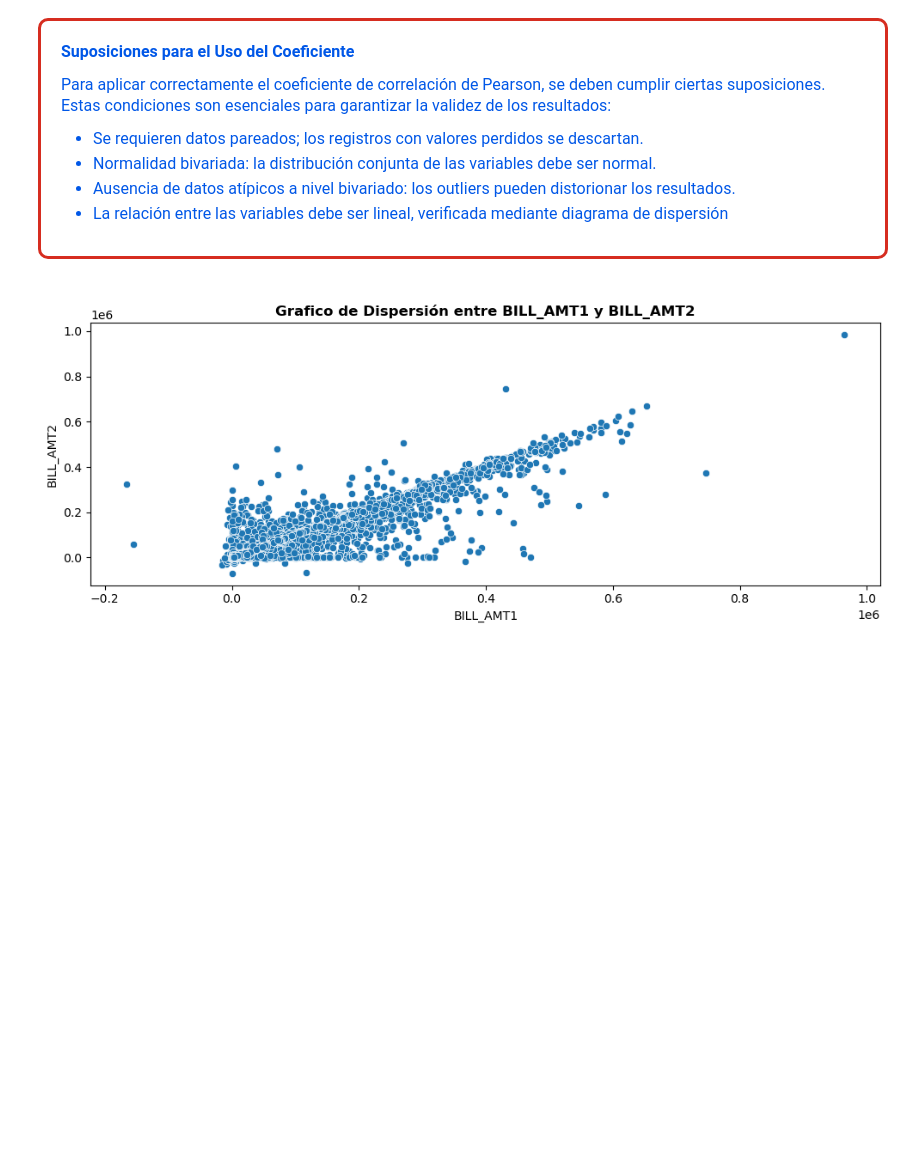
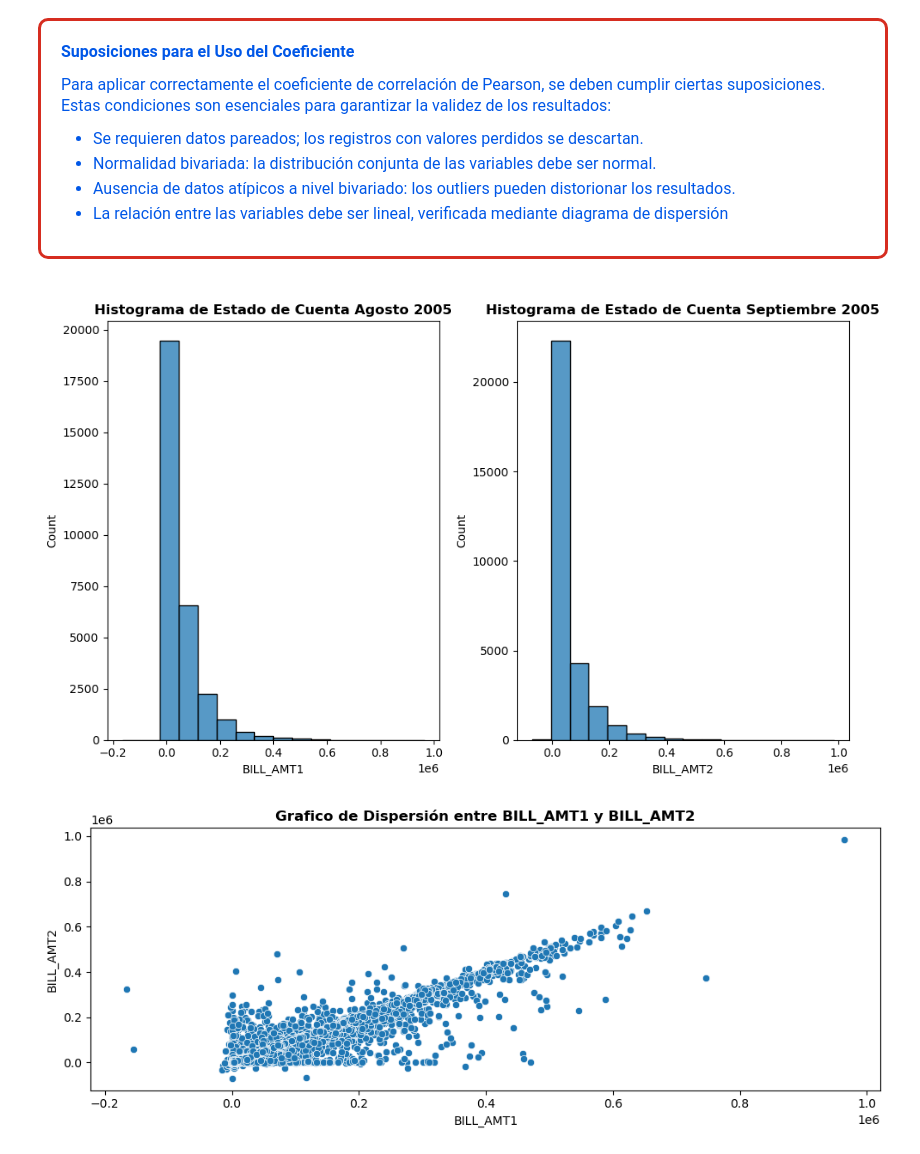
Before and after one commit to llanosrenzo/correlation-analysis-python, a Jupyter notebook: Correlation_analysis.ipynb, the cells around one changed output. Saved outputs shown, nothing was run; the diff lists cells and outputs as text; code cells hidden in the pictures; blank space fills up the shorter version.

```diff
--- a/Correlation_analysis.ipynb
+++ b/Correlation_analysis.ipynb
@@ -421,6 +421,17 @@ r = 0.9515 | Se rechaza la Hipotesis Nula; es decir, existe correlación lineal
     <li> La relación entre las variables debe ser lineal, verificada mediante diagrama de dispersión </li>
   </ul>
 </div>
+# %%
+# Normalidad Marginal
+fig, ax = plt.subplots(figsize = (10,6),nrows=1,ncols = 2)
+sns.histplot(data = df, x = 'BILL_AMT1',ax = ax[0],bins='sturges')
+ax[0].set_title('Histograma de Estado de Cuenta Agosto 2005',fontweight = 'bold')
+sns.histplot(data = df, x = 'BILL_AMT2',ax = ax[1],bins = 'sturges')
+ax[1].set_title('Histograma de Estado de Cuenta Septiembre 2005',fontweight = 'bold')
+plt.tight_layout()
+plt.show()
+# %% [output]
+[figure, added]
 # %%
 fig,ax = plt.subplots(figsize = (10,4))
 sns.scatterplot(x= df['BILL_AMT1'],y =df['BILL_AMT2'],ax =ax)
```
Also changed, not shown: parts of 20 cells of this notebook, 3 other files.
